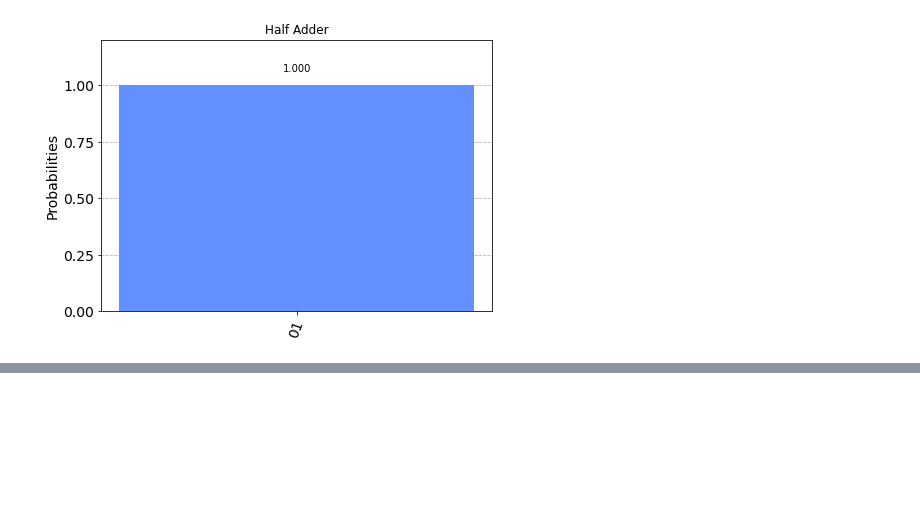
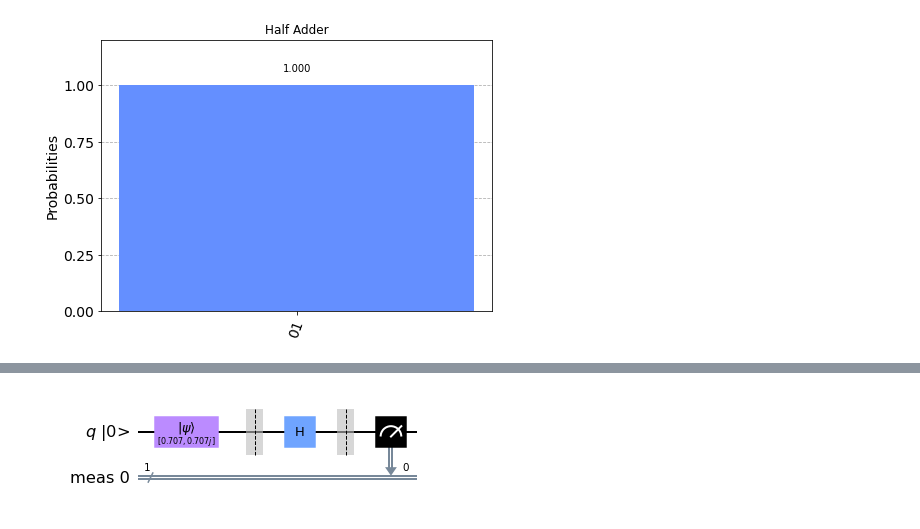
Before and after one commit to nurriol2/qc-course, a Jupyter notebook: notebooks/ch1.ipynb, the cells around one changed output, grey strips where cells are left out. Saved outputs shown, nothing was run; the diff lists cells and outputs as text; code cells hidden in the pictures; blank space fills up the shorter version.

```diff
--- a/notebooks/ch1.ipynb
+++ b/notebooks/ch1.ipynb
@@ -283,0 +353,16 @@ plot_histogram(half_adder_counts, title="Half Adder")
+# %%
+# Transpose of |+>
+initial_state = [1/sqrt(2), 1j/sqrt(2)]
+
+# Create our boring circuit
+sup_qc = QuantumCircuit(1)
+# Initialize the state of the 0th qubit
+sup_qc.initialize(initial_state)
+# Tell the simulator to save the state vector
+sup_qc.save_statevector()
+# Put the qubit in a superposition
+sup_qc.h(0)
+sup_qc.measure_all()
+sup_qc.draw(output="mpl", initial_state=True)
+# %% [output]
+[figure, added]
```
Also changed, not shown: parts of 16 cells of this notebook.
